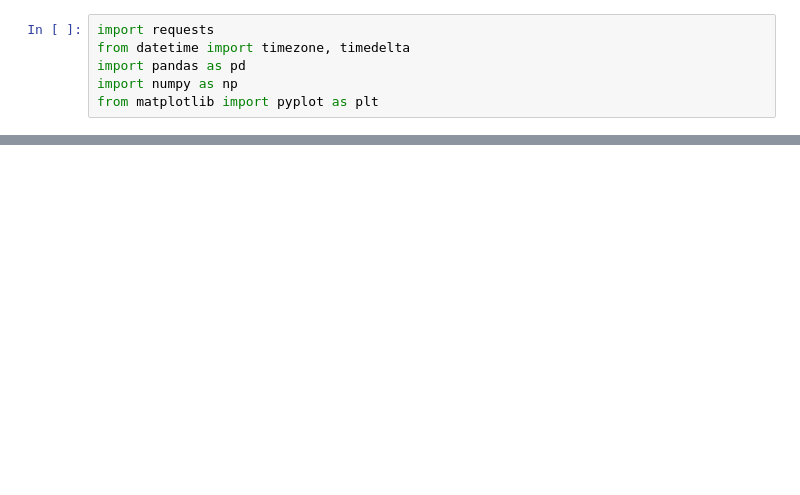
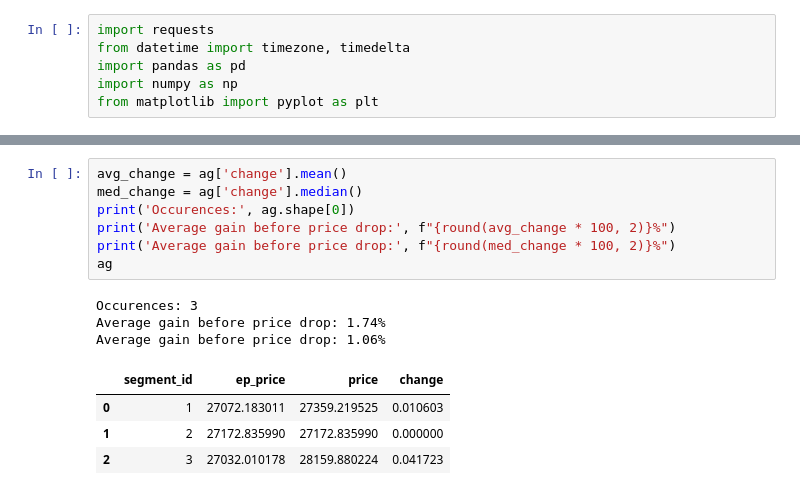
Before and after one commit to jose-marquez89/crypto-trading-analysis, a Jupyter notebook: buy_rsi_exit_rate_day.ipynb, the cells around one changed output, grey strips where cells are left out. Drawn from its saved outputs; the diff is of its cells as text; blank space fills up the shorter version.

```diff
--- a/buy_rsi_exit_rate_day.ipynb
+++ b/buy_rsi_exit_rate_day.ipynb
@@ -69,3 +75,18 @@ m15 = m15.drop(columns=['price_change', 'pos_pc', 'neg_pc', 'avg_gain', 'avg_los
+# %%
+avg_change = ag['change'].mean()
+med_change = ag['change'].median()
+print('Occurences:', ag.shape[0])
+print('Average gain before price drop:', f"{round(avg_change * 100, 2)}%")
+print('Average gain before price drop:', f"{round(med_change * 100, 2)}%")
+ag
+# %% [output]
+Occurences: 3
+Average gain before price drop: 1.74%
+Average gain before price drop: 1.06%
+|  | segment_id | ep_price | price | change |
+| 0 | 1 | 27072.183011 | 27359.219525 | 0.010603 |
+| 1 | 2 | 27172.835990 | 27172.835990 | 0.000000 |
+| 2 | 3 | 27032.010178 | 28159.880224 | 0.041723 |
 # %%
 # plot price, moving average and rsi
 fig, (ax1, ax2) = plt.subplots(2, 1, figsize=(10, 8), sharex=True)
```
Also changed, not shown: parts of 5 cells of this notebook.
